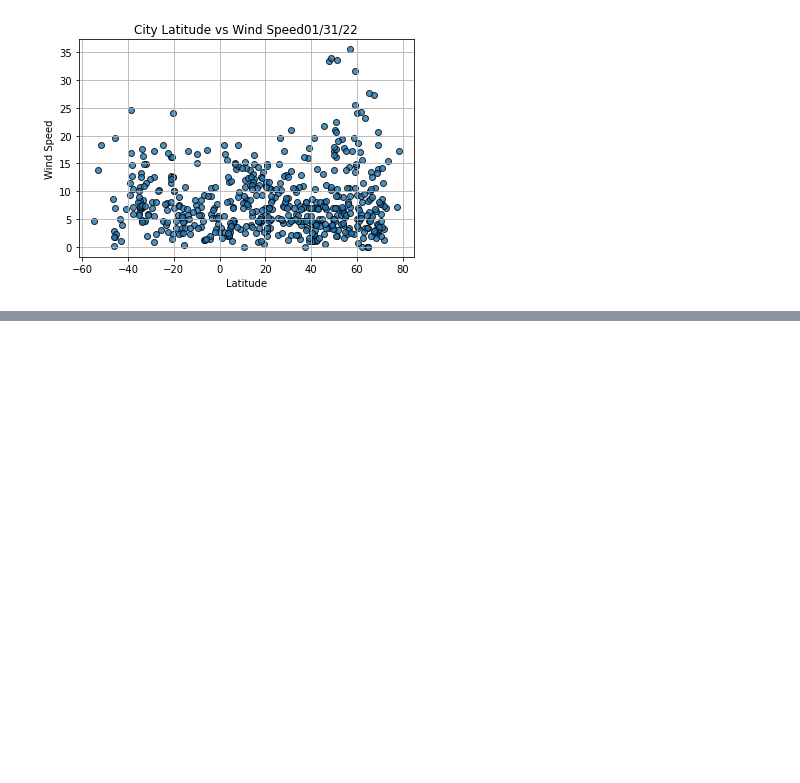
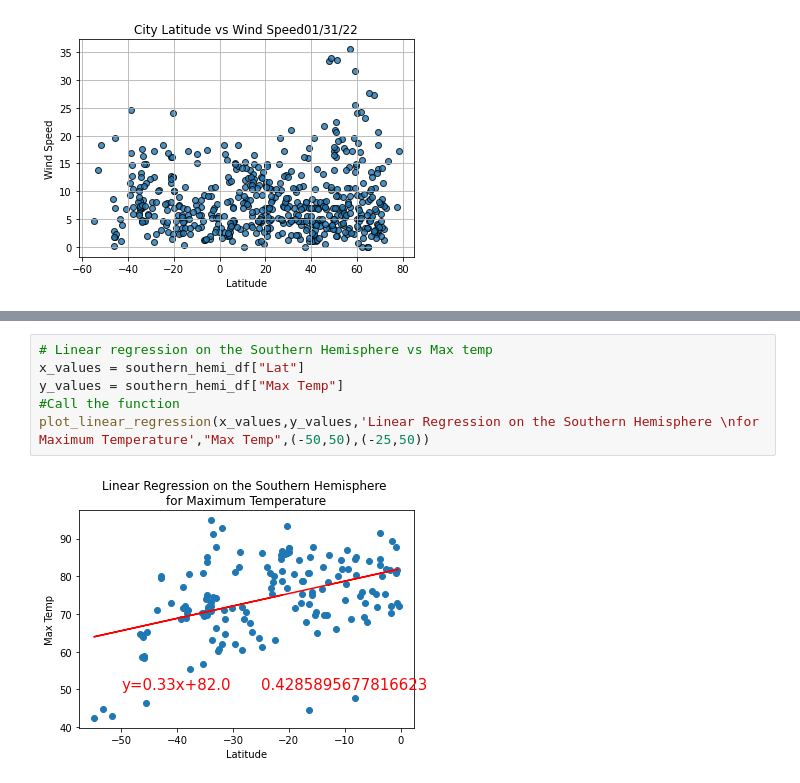
Before and after one commit to ZiwenLyu/World_Weather_Analysis, a Jupyter notebook: WeatherPy.ipynb, the cells around one changed output, grey strips where cells are left out. Saved outputs shown, nothing was run; the diff lists cells and outputs as text; blank space fills up the shorter version.

```diff
--- a/WeatherPy.ipynb
+++ b/WeatherPy.ipynb
@@ -322,0 +357,8 @@ plt.show()
+# %%
+# Linear regression on the Southern Hemisphere vs Max temp
+x_values = southern_hemi_df["Lat"]
+y_values = southern_hemi_df["Max Temp"]
+#Call the function
+plot_linear_regression(x_values,y_values,'Linear Regression on the Southern Hemisphere \nfor Maximum Temperature',"Max Temp",(-50,50),(-25,50))
+# %% [output]
+[figure, added]
```
Also changed, not shown: parts of 9 cells of this notebook.
